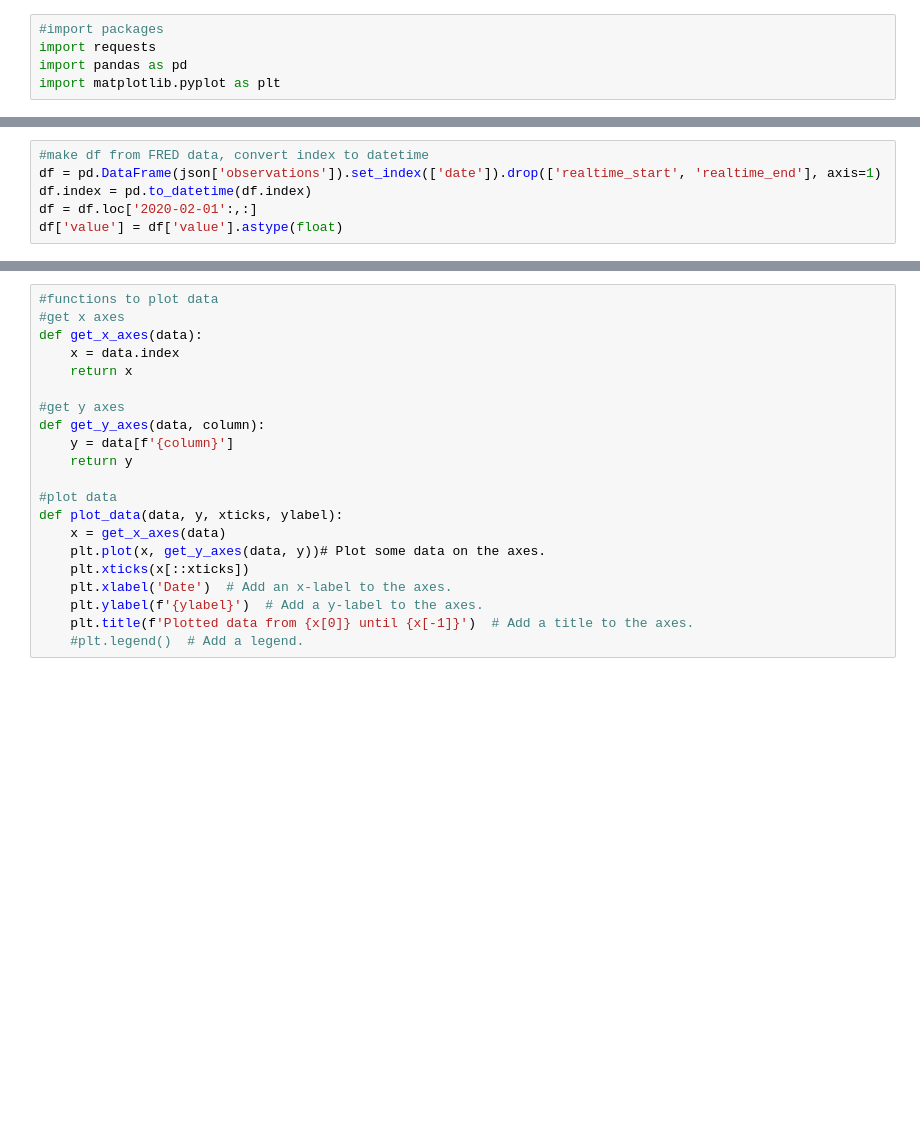
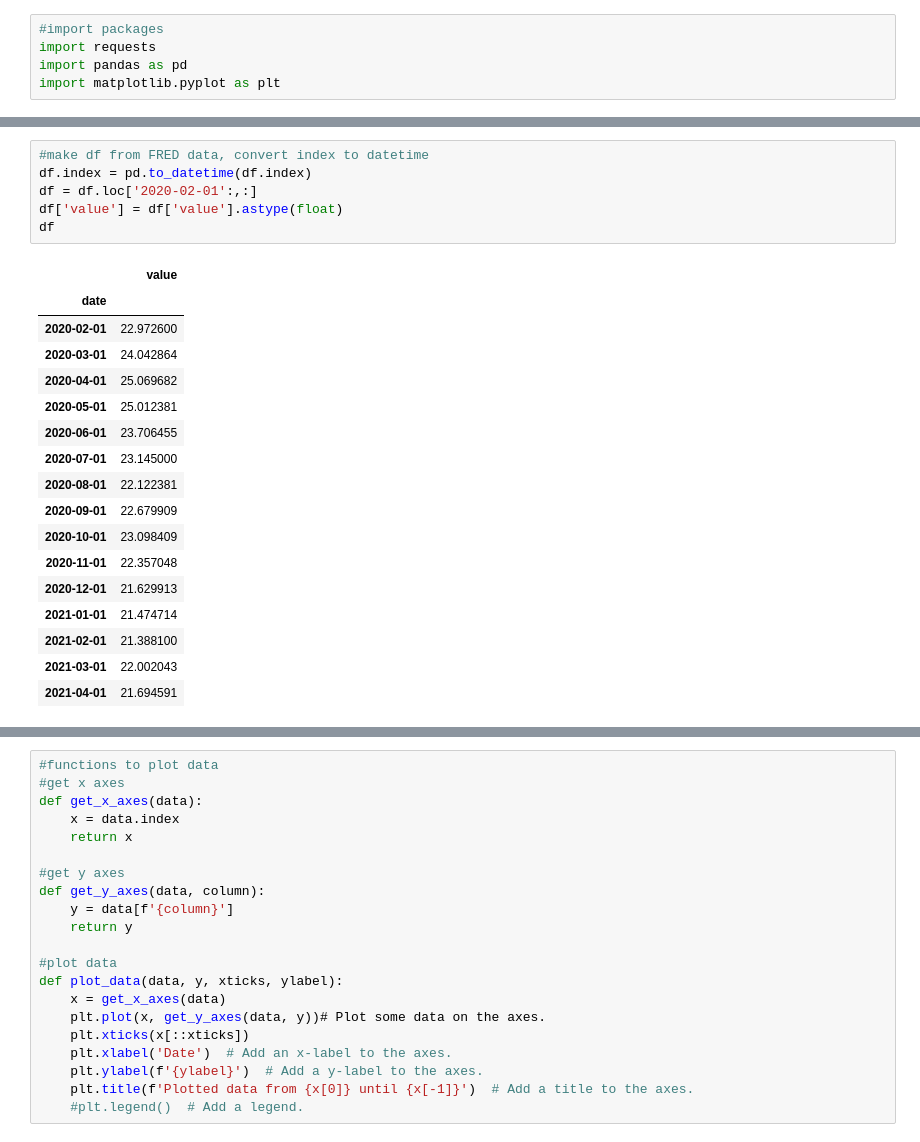
Before and after one commit to paschube/Final-Project, a Jupyter notebook: Untitled.ipynb, the cells around one changed output, grey strips where cells are left out. Saved outputs shown, nothing was run; the diff lists cells and outputs as text; blank space fills up the shorter version.

```diff
--- a/Untitled.ipynb
+++ b/Untitled.ipynb
@@ -39,8 +47,26 @@ dict_keys(['realtime_start', 'realtime_end', 'observation_start', 'observation_e
 # %%
 #make df from FRED data, convert index to datetime
-df = pd.DataFrame(json['observations']).set_index(['date']).drop(['realtime_start', 'realtime_end'], axis=1)
 df.index = pd.to_datetime(df.index)
 df = df.loc['2020-02-01':,:]
 df['value'] = df['value'].astype(float)
+df
+# %% [output]
+|  | value |
+| date |  |
+| 2020-02-01 | 22.972600 |
+| 2020-03-01 | 24.042864 |
+| 2020-04-01 | 25.069682 |
+| 2020-05-01 | 25.012381 |
+| 2020-06-01 | 23.706455 |
+| 2020-07-01 | 23.145000 |
+| 2020-08-01 | 22.122381 |
+| 2020-09-01 | 22.679909 |
+| 2020-10-01 | 23.098409 |
+| 2020-11-01 | 22.357048 |
+| 2020-12-01 | 21.629913 |
+| 2021-01-01 | 21.474714 |
+| 2021-02-01 | 21.388100 |
+| 2021-03-01 | 22.002043 |
+| 2021-04-01 | 21.694591 |
 # %%
 #read COVID CSV, cut data on Czech Republic, drop empty columns and rows, convert index to datetime
```
Also changed, not shown: parts of 6 cells of this notebook.
